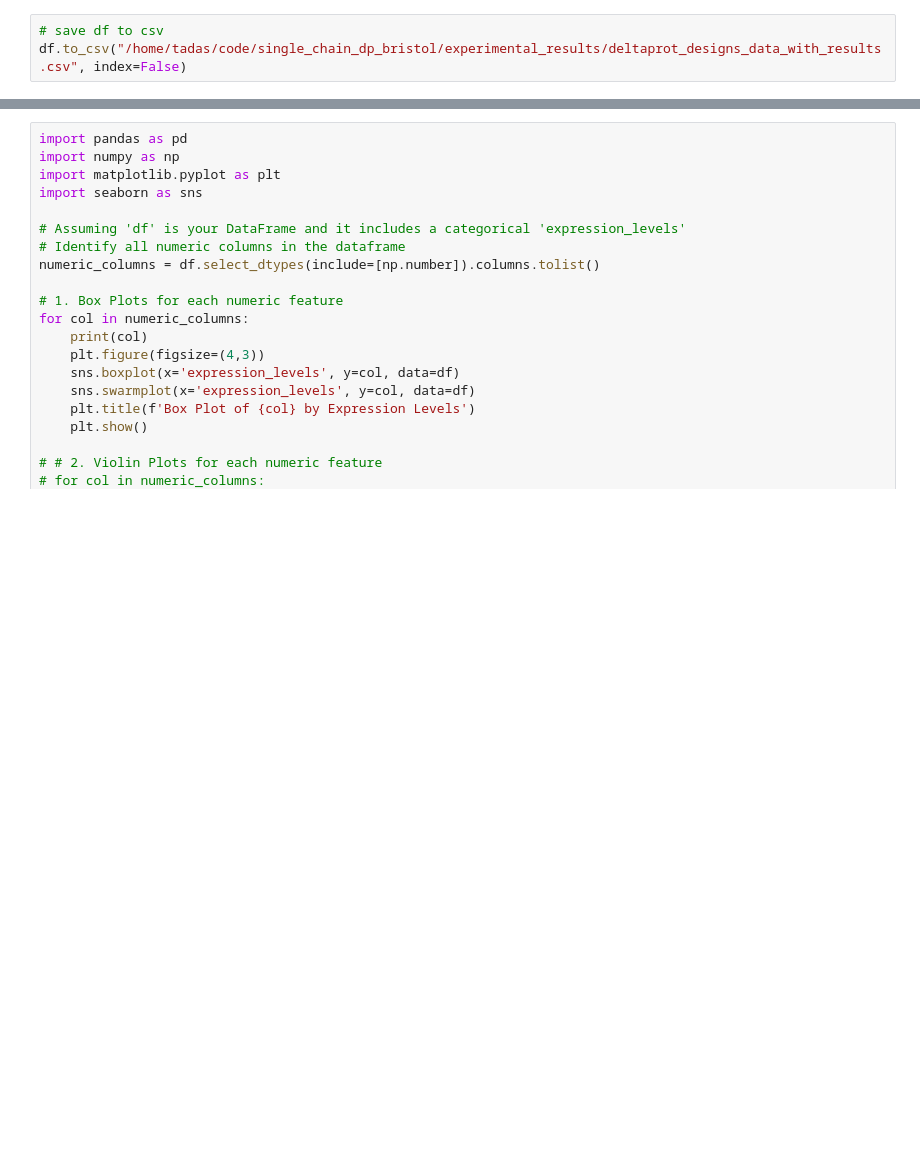
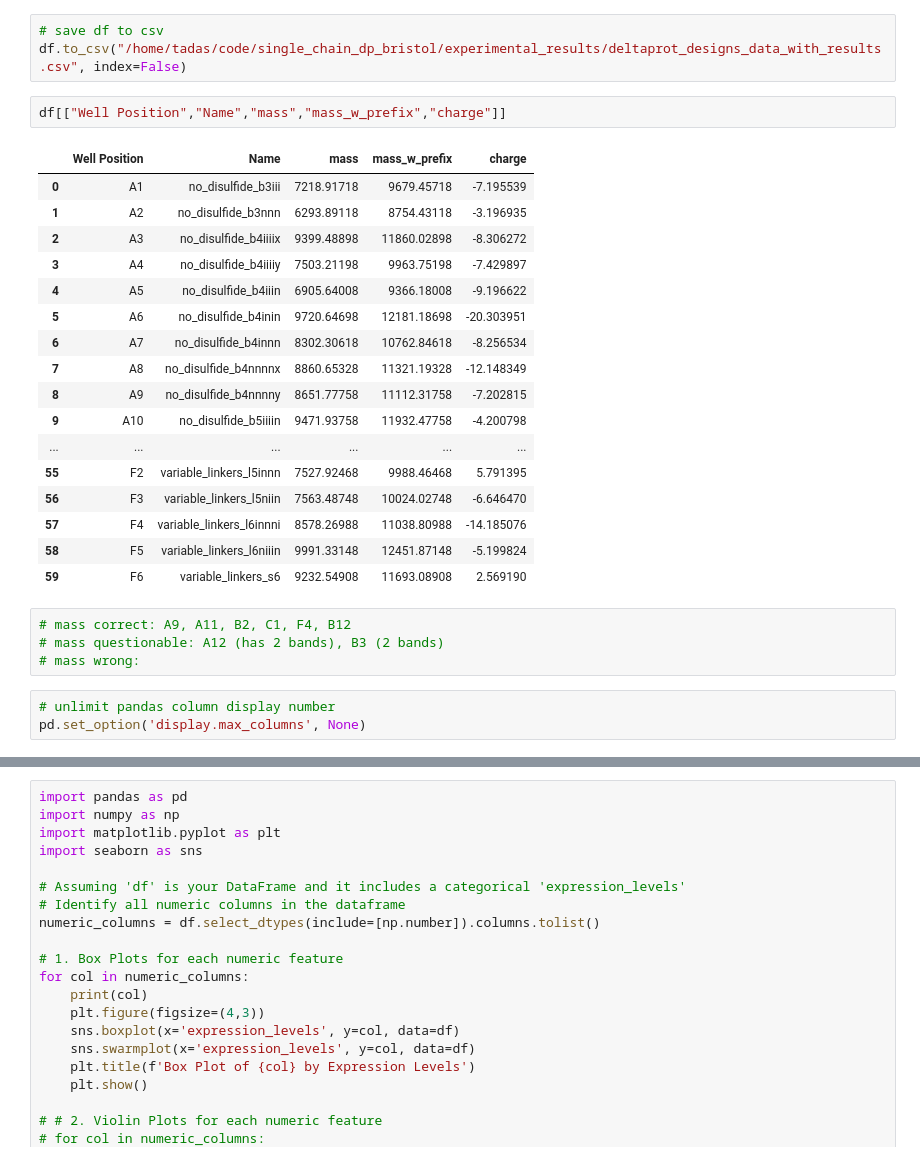
Before and after one commit to profdocpizza/deltaproteinsBristol, a Jupyter notebook: experimental_results.ipynb, the cells around one changed output, grey strips where cells are left out. Cells and saved outputs as stored; diff of their text form; blank space fills up the shorter version.

```diff
--- a/experimental_results.ipynb
+++ b/experimental_results.ipynb
@@ -55,3 +84,30 @@ df['expression_levels'] = df["Well Position"].map(expr_map)
 # %%
 # save df to csv
 df.to_csv("/home/tadas/code/single_chain_dp_bristol/experimental_results/deltaprot_designs_data_with_results.csv", index=False)
+# %%
+df[["Well Position","Name","mass","mass_w_prefix","charge"]]
+# %% [output]
+|  | Well Position | Name | mass | mass_w_prefix | charge |
+| 0 | A1 | no_disulfide_b3iii | 7218.91718 | 9679.45718 | -7.195539 |
+| 1 | A2 | no_disulfide_b3nnn | 6293.89118 | 8754.43118 | -3.196935 |
+| 2 | A3 | no_disulfide_b4iiiix | 9399.48898 | 11860.02898 | -8.306272 |
+| 3 | A4 | no_disulfide_b4iiiiy | 7503.21198 | 9963.75198 | -7.429897 |
+| 4 | A5 | no_disulfide_b4iiin | 6905.64008 | 9366.18008 | -9.196622 |
+| 5 | A6 | no_disulfide_b4inin | 9720.64698 | 12181.18698 | -20.303951 |
+| 6 | A7 | no_disulfide_b4innn | 8302.30618 | 10762.84618 | -8.256534 |
+| 7 | A8 | no_disulfide_b4nnnnx | 8860.65328 | 11321.19328 | -12.148349 |
+| 8 | A9 | no_disulfide_b4nnnny | 8651.77758 | 11112.31758 | -7.202815 |
+| 9 | A10 | no_disulfide_b5iiiin | 9471.93758 | 11932.47758 | -4.200798 |
+| ... | ... | ... | ... | ... | ... |
+| 55 | F2 | variable_linkers_l5innn | 7527.92468 | 9988.46468 | 5.791395 |
+| 56 | F3 | variable_linkers_l5niin | 7563.48748 | 10024.02748 | -6.646470 |
+| 57 | F4 | variable_linkers_l6innni | 8578.26988 | 11038.80988 | -14.185076 |
+| 58 | F5 | variable_linkers_l6niiin | 9991.33148 | 12451.87148 | -5.199824 |
+| 59 | F6 | variable_linkers_s6 | 9232.54908 | 11693.08908 | 2.569190 |
+# %%
+# mass correct: A9, A11, B2, C1, F4, B12
+# mass questionable: A12 (has 2 bands), B3 (2 bands)
+# mass wrong:
+# %%
+# unlimit pandas column display number
+pd.set_option('display.max_columns', None)
```
Also changed, not shown: parts of 5 cells of this notebook, 2 other files.
